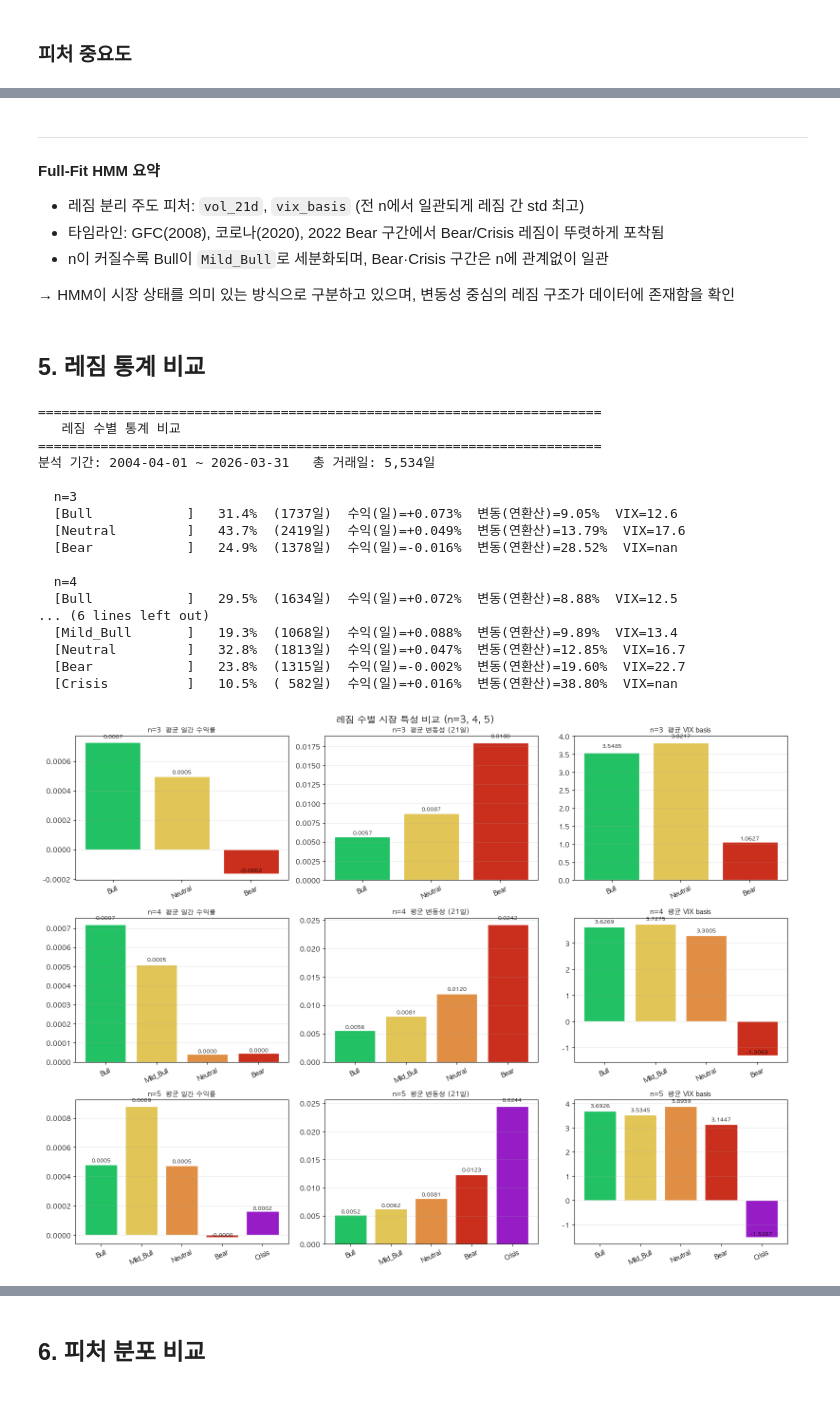
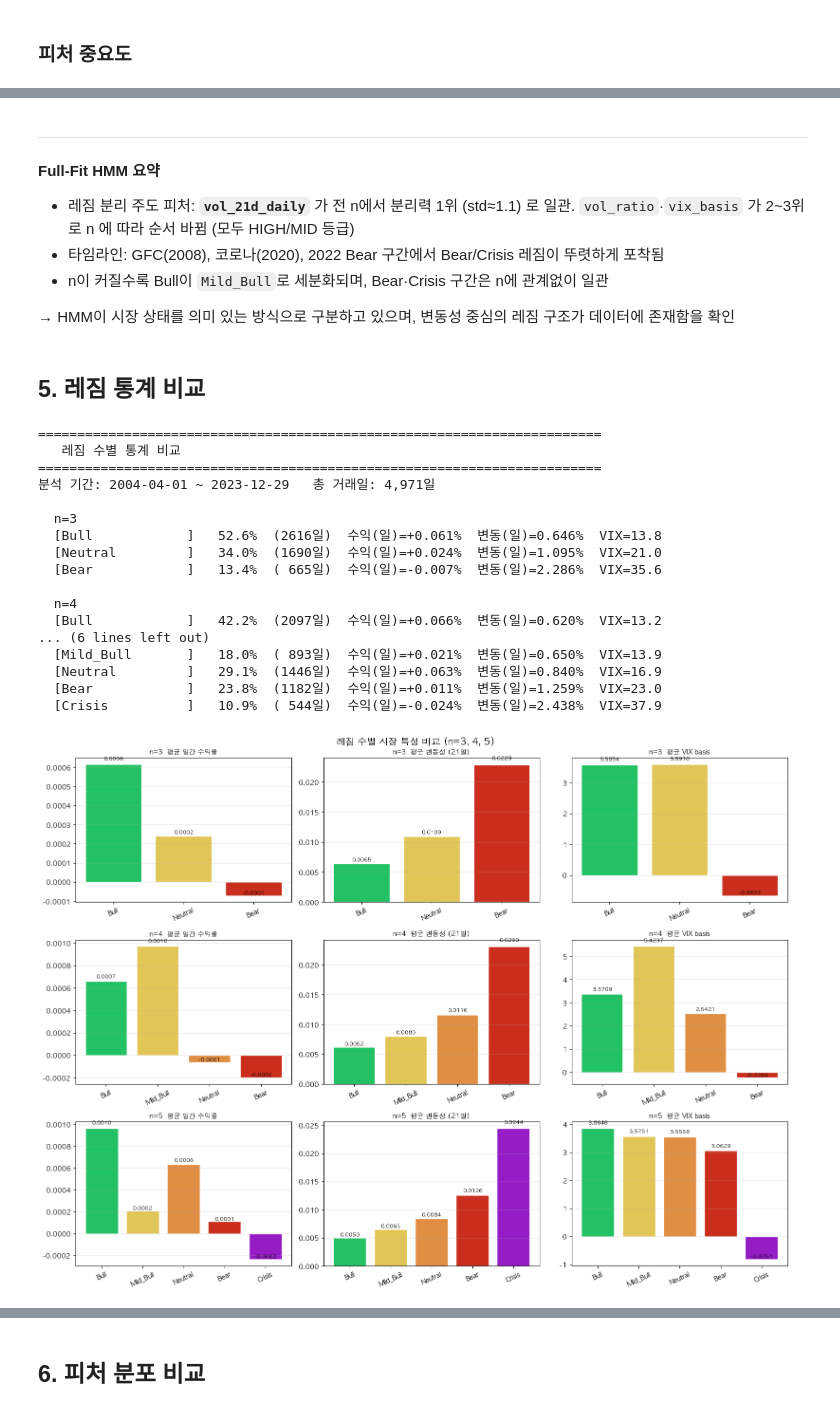
Before and after one commit to sybeom528/low_vol_with_lstm_har_bl, a Jupyter notebook: final_pt/05a_HMM_Regime.ipynb, the cells around one changed output, grey strips where cells are left out. Saved outputs shown, nothing was run; the diff lists cells and outputs as text; code cells hidden in the pictures.

Commit message:
04 정리 완료 및 05a HMM hold-out 완전 격리 (K_CUT=2023-12-31) 후 정리 완료

```diff
--- a/final_pt/05a_HMM_Regime.ipynb
+++ b/final_pt/05a_HMM_Regime.ipynb
@@ -261,0 +267,18 @@ plt.show()
+# %%
+# ── K_CUT: HMM 학습 데이터 cutoff ────────────────────────────────
+# HMM EM 은 데이터 끝 변화에 매우 민감 (5500일 중 마지막 22일 추가만으로 수렴점 점프 관찰).
+# 추가로 ADF/VIF/상관 등 통계 기반 피처 선택 결정도 hold-out 정보 누설 차단을 위해
+# 이 시점부터 K_CUT 후 데이터만 사용.
+#
+# K_CUT = 2023-12-31 (hold-out 2024~2025 분리, 05b_Analyze 와 동일 cutoff)
+# - bl_config.EVAL_PERIODS 의 TEST=2010-2023 와 정합
+# - hold-out 정보가 ADF·VIF → 피처 선택 → HMM 학습 → REGIMES → 05b/06 으로 leak 되는 것 차단
+# - 셀 9 피처 엔지니어링 (rolling, diff) 은 causal 연산이라 leak 무관
+# - 셀 10 시계열 시각화는 전체 기간 보존 (모델 영향 0, hold-out 구간 vline 으로 표시)
+K_CUT = pd.Timestamp('2023-12-31')
+before = len(feat_df)
+feat    = feat[feat.index <= K_CUT]     # 셀 15 의 feat_df 재정의도 K_CUT 후만 사용하도록
+feat_df = feat_df[feat_df.index <= K_CUT]
+print(f'K_CUT = {K_CUT.date()}')
+print(f'feat_df: {before:,}일 → {len(feat_df):,}일  (제거 {before - len(feat_df)}일)')
+print(f'학습 기간: {feat_df.index[0].date()} ~ {feat_df.index[-1].date()}')
@@ -406,12 +432,12 @@ t10y2y_chg  1.068074
 → 이론적으로 의미 있는 피처를 먼저 선정하고, 통계 검증으로 다중공선성 없음을 사후 확인
 # %%
 # ── vol_ratio, vix_basis 추가 & 선별 피처로 feat_df 재정의 ─────────────────
-feat["vol_ratio"] = feat["vol_21d"] / feat["vol_63d"]
-feat["vix_basis"] = feat["vix"] - feat["vol_21d"] * np.sqrt(252) * 100
+feat["vol_ratio"] = feat["vol_21d_daily"] / feat["vol_63d_daily"]
+feat["vix_basis"] = feat["vix"] - feat["vol_21d_daily"] * np.sqrt(252) * 100
 
-SELECTED_FEATURES = ["mkt_rf", "vol_21d", "vol_ratio", "vix_basis", "t10y2y_chg", "mom"]
+SELECTED_FEATURES = ["mkt_rf", "vol_21d_daily", "vol_ratio", "vix_basis", "t10y2y_chg", "mom"]
 feat_df = (feat[SELECTED_FEATURES]
-           .dropna(subset=["mkt_rf", "vol_21d"])
+           .dropna(subset=["mkt_rf", "vol_21d_daily"])
            .ffill()
            .dropna())
 
@@ -425,7 +451,7 @@ mask = np.triu(np.ones_like(corr, dtype=bool))
 sns.heatmap(corr, mask=mask, annot=True, fmt=".2f", cmap="coolwarm",
             center=0, linewidths=0.5, ax=ax, annot_kws={"size": 11},
             vmin=-1, vmax=1)
-ax.set_title("피처 상관 행렬 (선별 6개)\nmkt_rf · vol_21d · vol_ratio · vix_basis · t10y2y_chg · mom",
+ax.set_title("피처 상관 행렬 (선별 6개)\nmkt_rf · vol_21d_daily · vol_ratio · vix_basis · t10y2y_chg · mom",
              fontweight="bold", fontsize=12)
 plt.tight_layout()
 plt.savefig(OUT_DIR / "V3_corr_selected.png", bbox_inches="tight")
@@ -523,7 +553,7 @@ def run_full_hmm(X, feat_df_in, n_components=4, seed=42):
         model.fit(X)
     states = model.predict(X)
 
-    vol_data = feat_df_in["vol_21d"].values
+    vol_data = feat_df_in["vol_21d_daily"].values
     state_vols = {
         s: vol_data[states == s].mean() if (states == s).any() else float("inf")
         for s in range(n_components)
@@ -676,7 +706,7 @@ n=4  레짐 분리력 순위:
 ---
 **Full-Fit HMM 요약**
 
-- 레짐 분리 주도 피처: `vol_21d`, `vix_basis` (전 n에서 일관되게 레짐 간 std 최고)
+- 레짐 분리 주도 피처: **`vol_21d_daily`** 가 전 n에서 분리력 1위 (std≈1.1) 로 일관. `vol_ratio`·`vix_basis` 가 2~3위로 n 에 따라 순서 바뀜 (모두 HIGH/MID 등급)
 - 타임라인: GFC(2008), 코로나(2020), 2022 Bear 구간에서 Bear/Crisis 레짐이 뚜렷하게 포착됨
 - n이 커질수록 Bull이 `Mild_Bull`로 세분화되며, Bear·Crisis 구간은 n에 관계없이 일관
 
@@ -701,34 +731,33 @@ for n in [3, 4, 5]:
         count = int(mask.sum())
         pct = count / len(s_arr) * 100
         mean_ret = feat_df["mkt_rf"].values[mask].mean()
-        mean_vol = feat_df["vol_21d"].values[mask].mean()
-        mean_vol_ann = mean_vol * np.sqrt(252) * 100   # 연환산 %
+        mean_vol = feat_df["vol_21d_daily"].values[mask].mean()
         mean_vix = vix_aligned.values[mask].mean()
         print(f"  [{lbl:<16}]  {pct:5.1f}%  ({count:4d}일)  "
               f"수익(일)={mean_ret*100:+.3f}%  "
-              f"변동(연환산)={mean_vol_ann:.2f}%  "
+              f"변동(일)={mean_vol*100:.3f}%  "
               f"VIX={mean_vix:.1f}")
     print()
 # %% [output]
 ========================================================================
    레짐 수별 통계 비교
 ========================================================================
-분석 기간: 2004-04-01 ~ 2026-03-31   총 거래일: 5,534일
+분석 기간: 2004-04-01 ~ 2023-12-29   총 거래일: 4,971일
 
   n=3
-  [Bull            ]   31.4%  (1737일)  수익(일)=+0.073%  변동(연환산)=9.05%  VIX=12.6
-  [Neutral         ]   43.7%  (2419일)  수익(일)=+0.049%  변동(연환산)=13.79%  VIX=17.6
-  [Bear            ]   24.9%  (1378일)  수익(일)=-0.016%  변동(연환산)=28.52%  VIX=nan
+  [Bull            ]   52.6%  (2616일)  수익(일)=+0.061%  변동(일)=0.646%  VIX=13.8
+  [Neutral         ]   34.0%  (1690일)  수익(일)=+0.024%  변동(일)=1.095%  VIX=21.0
+  [Bear            ]   13.4%  ( 665일)  수익(일)=-0.007%  변동(일)=2.286%  VIX=35.6
 
   n=4
-  [Bull            ]   29.5%  (1634일)  수익(일)=+0.072%  변동(연환산)=8.88%  VIX=12.5
+  [Bull            ]   42.2%  (2097일)  수익(일)=+0.066%  변동(일)=0.620%  VIX=13.2
 ... (6 lines left out)
-  [Mild_Bull       ]   19.3%  (1068일)  수익(일)=+0.088%  변동(연환산)=9.89%  VIX=13.4
-  [Neutral         ]   32.8%  (1813일)  수익(일)=+0.047%  변동(연환산)=12.85%  VIX=16.7
-  [Bear            ]   23.8%  (1315일)  수익(일)=-0.002%  변동(연환산)=19.60%  VIX=22.7
-  [Crisis          ]   10.5%  ( 582일)  수익(일)=+0.016%  변동(연환산)=38.80%  VIX=nan
+  [Mild_Bull       ]   18.0%  ( 893일)  수익(일)=+0.021%  변동(일)=0.650%  VIX=13.9
+  [Neutral         ]   29.1%  (1446일)  수익(일)=+0.063%  변동(일)=0.840%  VIX=16.9
+  [Bear            ]   23.8%  (1182일)  수익(일)=+0.011%  변동(일)=1.259%  VIX=23.0
+  [Crisis          ]   10.9%  ( 544일)  수익(일)=-0.024%  변동(일)=2.438%  VIX=37.9
 # %%
-metrics = [("mkt_rf", "평균 일간 수익률"), ("vol_21d", "평균 변동성 (21일)"), ("vix_basis", "평균 VIX basis")]
+metrics = [("mkt_rf", "평균 일간 수익률"), ("vol_21d_daily", "평균 변동성 (21일)"), ("vix_basis", "평균 VIX basis")]
 
 fig, axes = plt.subplots(3, 3, figsize=(16, 12))
 
@@ -738,33 +767,33 @@ for row_idx, n in enumerate([3, 4, 5]):
     lbls   = res["labels"]
     colors = N_COLORS[n]
 
     # 레짐별 통계 계산
     rows = []
     for i, lbl in enumerate(lbls):
         mask = s_arr == i
         row  = {"label": lbl}
         for col, _ in metrics:
             row[col] = feat_df.loc[mask, col].mean() if col in feat_df.columns else np.nan
         rows.append(row)
     st = pd.DataFrame(rows)
 
     for col_idx, (col, title) in enumerate(metrics):
         ax = axes[row_idx][col_idx]
         bars = ax.bar(st["label"], st[col], color=colors, edgecolor="white")
         ax.set_title(f"n={n}  {title}", fontweight="bold", fontsize=10)
         ax.tick_params(axis="x", rotation=25)
         ax.grid(axis="y", alpha=0.3)
         for bar, val in zip(bars, st[col]):
             if pd.notna(val):
                 ypos = bar.get_height() + abs(bar.get_height()) * 0.03
                 ax.text(bar.get_x() + bar.get_width()/2, ypos,
                         f"{val:.4f}", ha="center", va="bottom", fontsize=8)
 
 plt.suptitle("레짐 수별 시장 특성 비교 (n=3, 4, 5)", fontsize=14, fontweight="bold")
 plt.tight_layout()
 plt.savefig(OUT_DIR / "03_regime_stats_comparison.png", bbox_inches="tight")
 plt.show()
 # %% [output]
-[figure, old version]
+[figure, new version]
 # %% [markdown]
 ---
```
Also changed, not shown: parts of 23 cells of this notebook, 13 other files.
